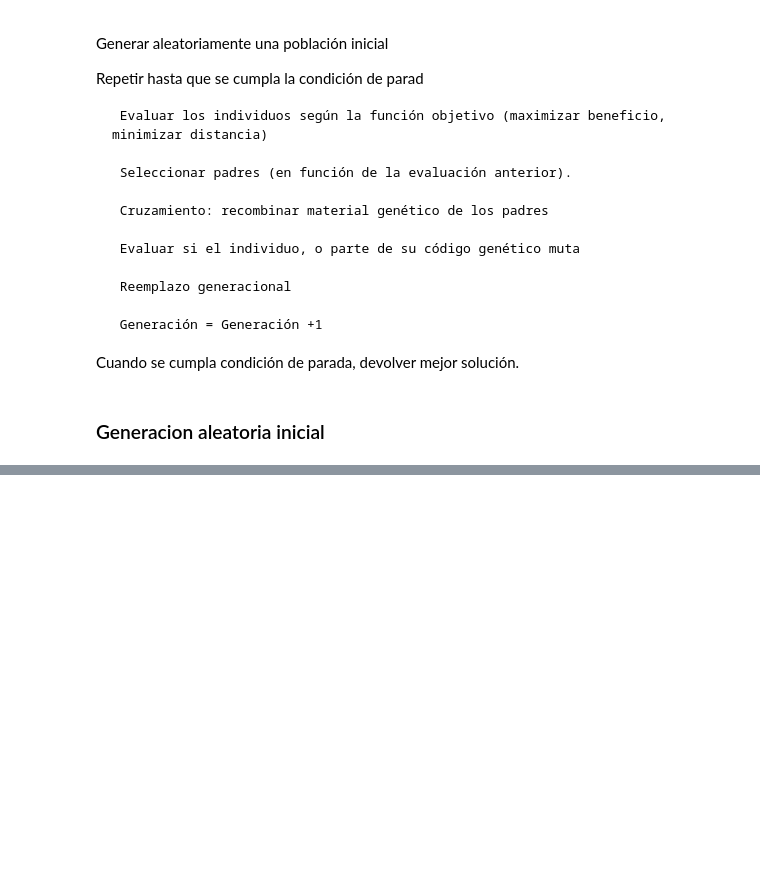
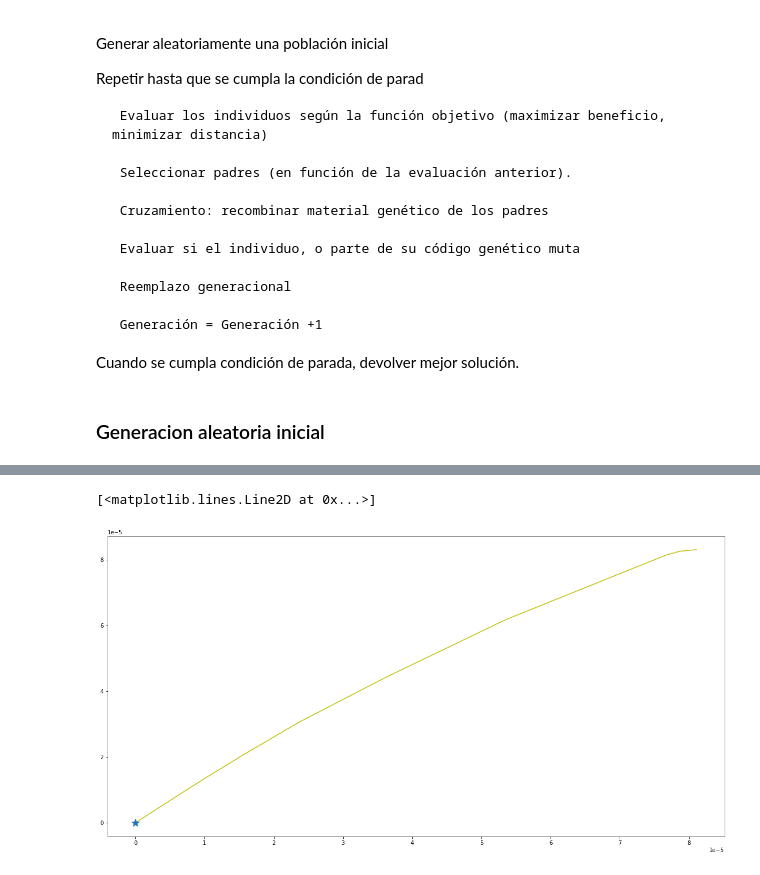
Before and after one commit to Tonarro/genetic-algorithm-challenge-bme, a Jupyter notebook: genetic-markowitz.ipynb, the cells around one changed output, grey strips where cells are left out. Saved outputs shown, nothing was run; the diff lists cells and outputs as text; code cells hidden in the pictures; blank space fills up the shorter version.

```diff
--- a/genetic-markowitz.ipynb
+++ b/genetic-markowitz.ipynb
@@ -182,6 +214,6 @@ n_genes = returns.shape[1]
 # cromosomas = inversores
 n_cromosomas = round(n_genes * (50/(5+n_genes)))
 
-# n_cromosomas = 50
+n_cromosomas = 25
 
 print(n_genes, n_cromosomas)
@@ -188,7 +222,7 @@ print(n_genes, n_cromosomas)
 # %%
 max_sharpe = [0]
 
-while max_sharpe[0] <= 1:
+while max_sharpe[0] <= 0.9:
 
     list_info_cromo = []
 
@@ -253,3 +324,14 @@ for i in range(0, len(list_activos_mejor_frontera)):
+# %%
+# Plot de la evolucion de la mejor frontera eficiente de cada generacion
+ret, risk, _, _ = efficient_frontier(returns.loc[:, list_activos_mejor_frontera[-1]])
+_, optimal_ret, optimal_risk, _ = optimal_portfolio(returns.loc[:, list_activos_mejor_frontera[-1]])
+
+fig, ax = plt.subplots(figsize=(20, 10))
+ax.plot(risk, ret, 'y', label=f'Generacion {idx}')
+ax.plot(optimal_risk, optimal_ret, '*', markersize=15)
+# %% [output]
+[<matplotlib.lines.Line2D at 0x...>]
+[figure, added]
 # %%
 # Plot de la evolucion de la mejor frontera eficiente de cada generacion
 list_rets_risks = []
```
Also changed, not shown: parts of 11 cells of this notebook.
